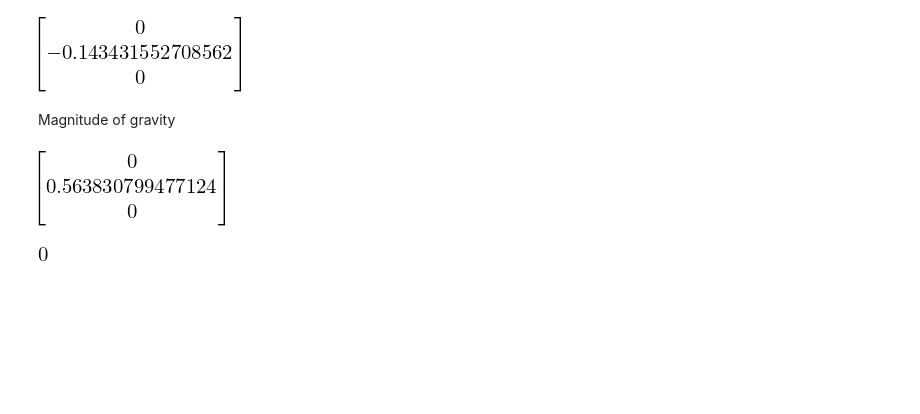
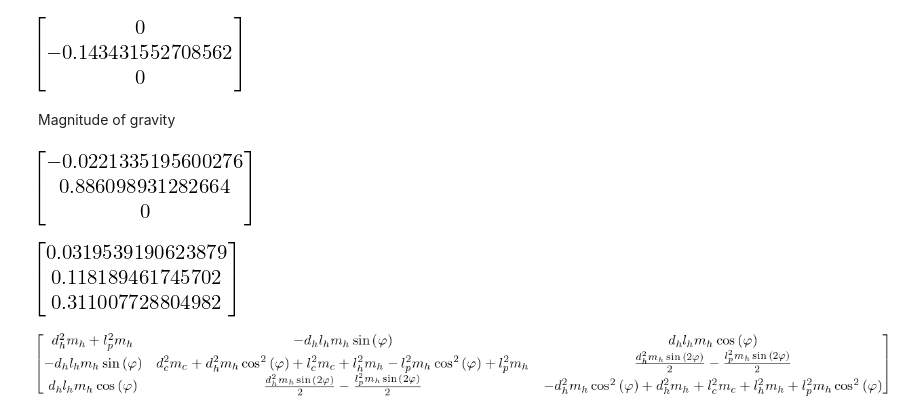
Before and after one commit to Rojetto/helicopter_thesis_code, a Jupyter notebook: scripts/model_derivation_new_frames.ipynb, the cells around one changed output. Drawn from its saved outputs; the diff is of its cells as text; code cells hidden in the pictures; blank space fills up the shorter version.

```diff
--- a/scripts/model_derivation_new_frames.ipynb
+++ b/scripts/model_derivation_new_frames.ipynb
@@ -301,6 +306,6 @@ N(C.subs(param_subs).subs([(phi, 0), (eps, -6*deg), (lamb, 0)]).subs(velo_subs_2
 # %% [markdown]
 Magnitude of gravity
 # %%
-N(G.subs(param_subs).subs([(phi, 0), (eps, -6*deg), (lamb, 0)]))
+N(G.subs(param_subs).subs(angle_subs_2))
 # %% [output]
-[figure, old version]
+[figure, new version]
@@ -309,4 +312,8 @@ test = Eq(M[2,2].collect([mh, mc]), mh*(dh**2*sin(phi)**2+(lh*cos(eps)-dh*sin(ep
-# %%
-simplify(test.lhs-test.rhs)
-# %% [output]
-[figure, removed]
+# %%
+N((M * qdd).subs(param_subs).subs(angle_subs_2).subs(acc_subs_1))
+# %% [output]
+[figure, added]
+# %%
+M.subs([(eps, 0)])
+# %% [output]
+[figure, added]
```
Also changed, not shown: parts of 6 cells of this notebook, 1 other file.
